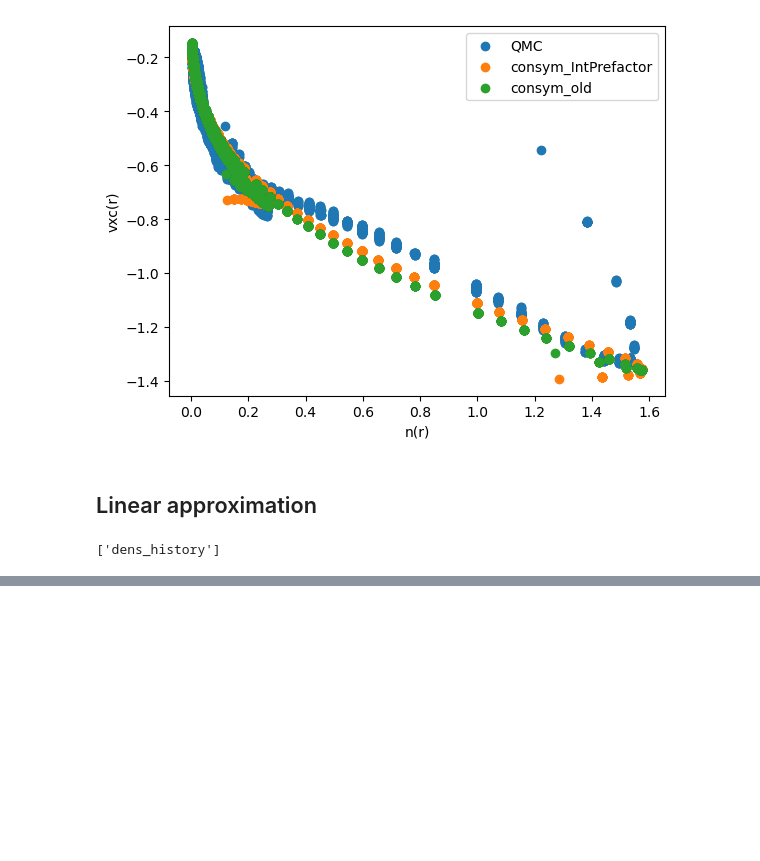
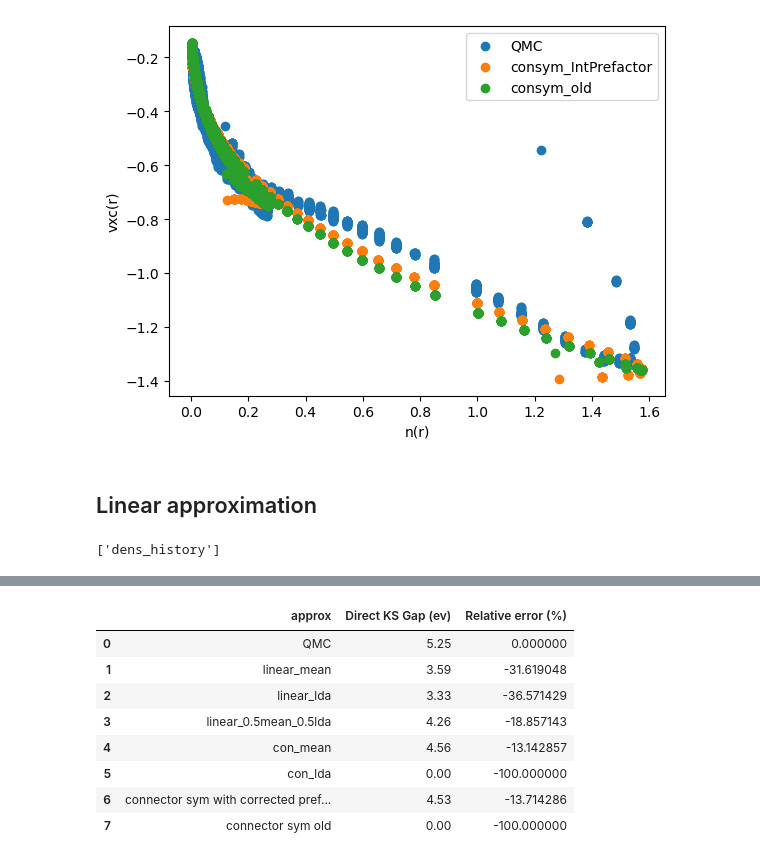
Before and after one commit to aouinaayoub/connector, a Jupyter notebook: fxc_connector.ipynb, the cells around one changed output, grey strips where cells are left out. Saved outputs shown, nothing was run; the diff lists cells and outputs as text; code cells hidden in the pictures; blank space fills up the shorter version.

```diff
--- a/fxc_connector.ipynb
+++ b/fxc_connector.ipynb
@@ -315,0 +348,19 @@ The direct gap is 4.5336 ev | QMC = 5.25 ev
+# %%
+nacl_direct_gaps_data = pd.DataFrame()
+nacl_direct_gaps_data["approx"] = ["QMC", "linear_mean", "linear_lda","linear_0.5mean_0.5lda",
+                                 "con_mean", "con_lda","connector sym with corrected prefactor",
+                                 "connector sym old"]
+nacl_direct_gaps_data[" Direct KS Gap (ev)"]= [5.25,3.59,3.33,4.26, 4.56,0,4.53,0]
+
+nacl_direct_gaps_data["Relative error (%)"] = 100*(nacl_direct_gaps_data[" Direct KS Gap (ev)"]-nacl_direct_gaps_data[" Direct KS Gap (ev)"][0])/nacl_direct_gaps_data[" Direct KS Gap (ev)"][0]
+nacl_direct_gaps_data
+# %% [output]
+|  | approx | Direct KS Gap (ev) | Relative error (%) |
+| 0 | QMC | 5.25 | 0.000000 |
+| 1 | linear_mean | 3.59 | -31.619048 |
+| 2 | linear_lda | 3.33 | -36.571429 |
+| 3 | linear_0.5mean_0.5lda | 4.26 | -18.857143 |
+| 4 | con_mean | 4.56 | -13.142857 |
+| 5 | con_lda | 0.00 | -100.000000 |
+| 6 | connector sym with corrected pref... | 4.53 | -13.714286 |
+| 7 | connector sym old | 0.00 | -100.000000 |
```
Also changed, not shown: parts of 5 cells of this notebook.
